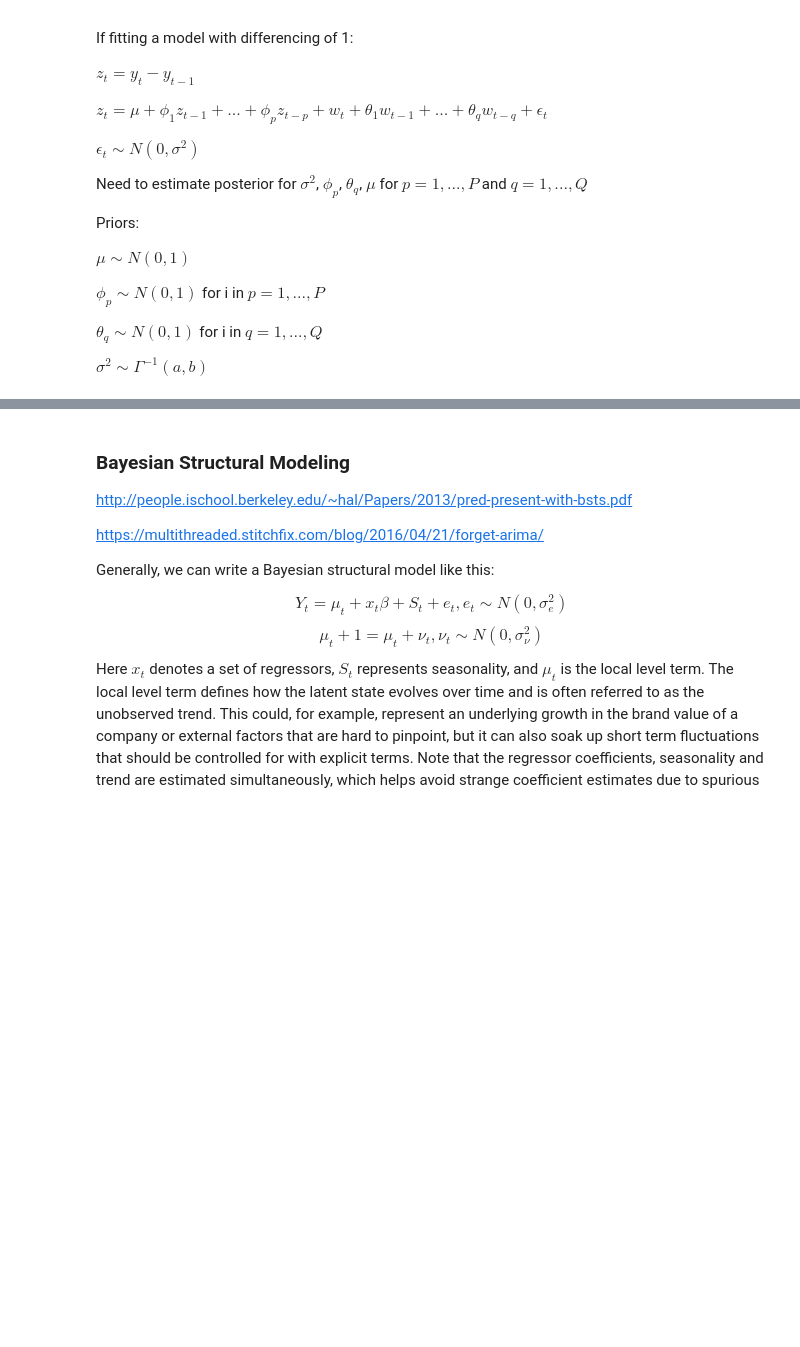
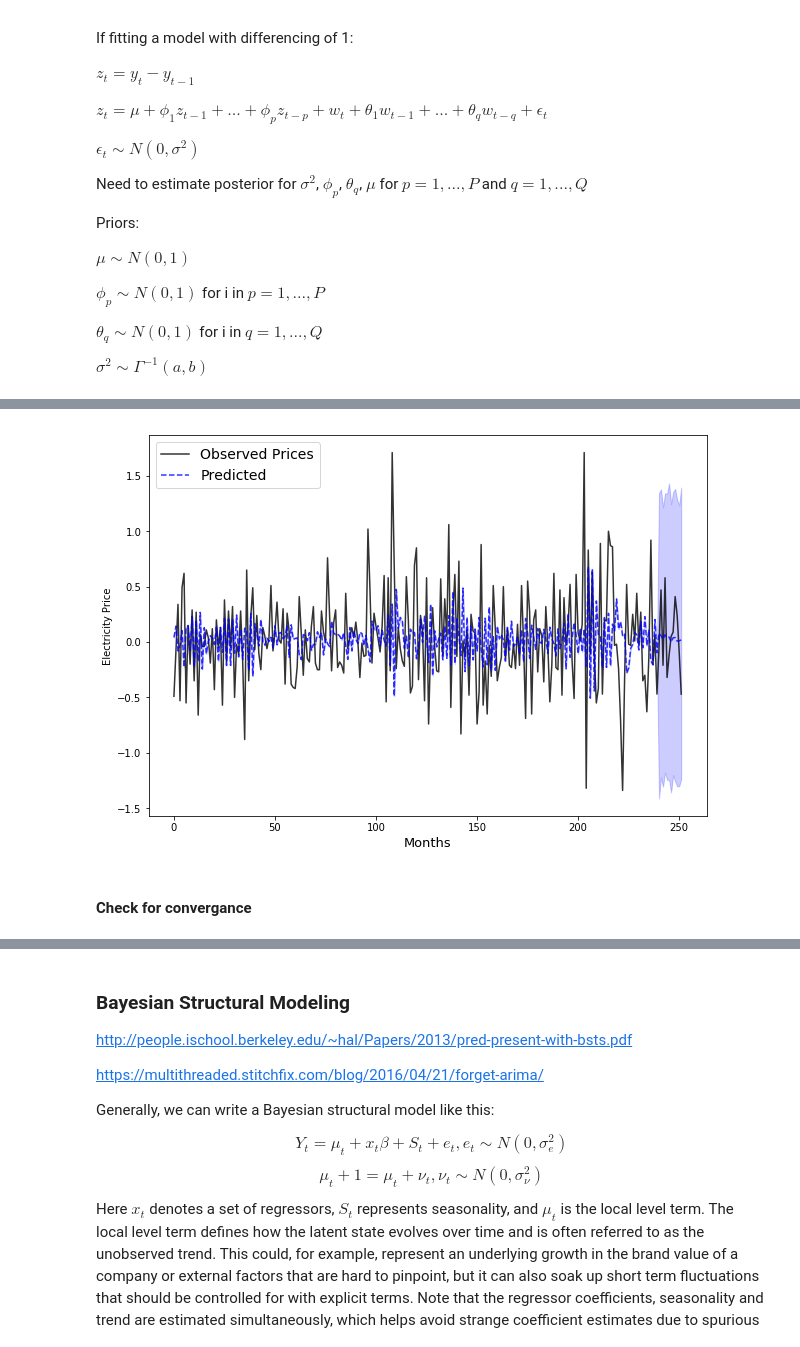
Before and after one commit to ahotaling/STAT_330_Project, a Jupyter notebook: Notebooks/Bayesian_Model_Exploration.ipynb, the cells around one changed output, grey strips where cells are left out. Drawn from its saved outputs; the diff is of its cells as text; code cells hidden in the pictures; blank space fills up the shorter version.

```diff
--- a/Notebooks/Bayesian_Model_Exploration.ipynb
+++ b/Notebooks/Bayesian_Model_Exploration.ipynb
@@ -701,0 +418,6 @@ WARNING:pystan:Deprecation warning. In future, use ArviZ library (`pip install a
+# %%
+prediction_plots(dates, z_1, prediction, 12, xlim = None, differenced = True)
+# %% [output]
+[figure, added]
+# %% [markdown]
+#### Check for convergance
```
Also changed, not shown: parts of 49 cells of this notebook.
